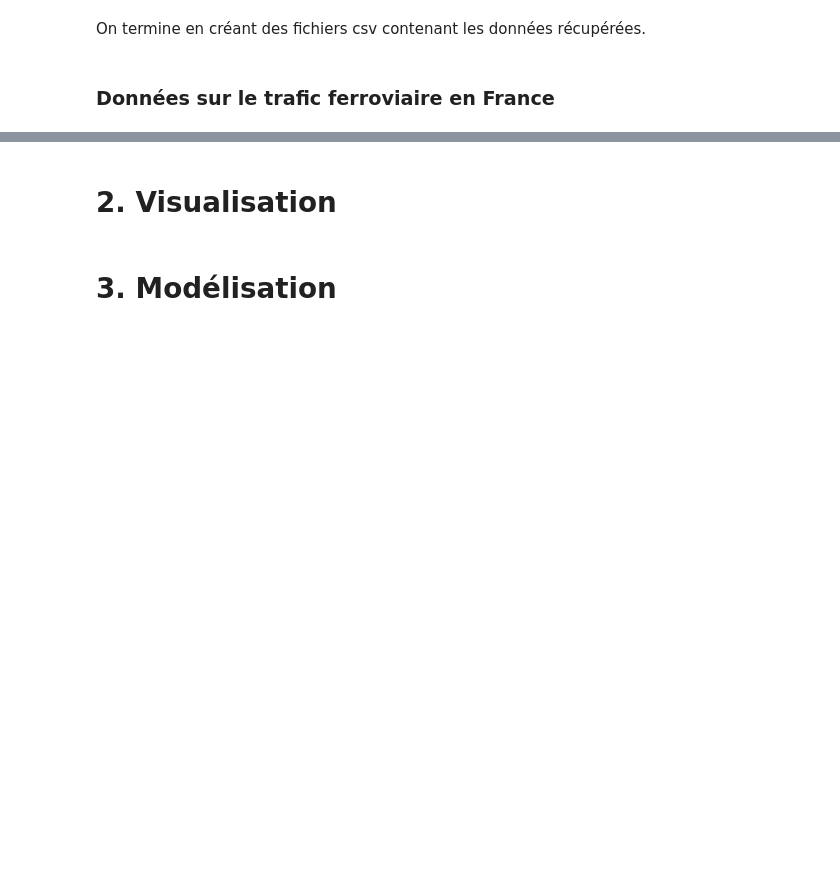
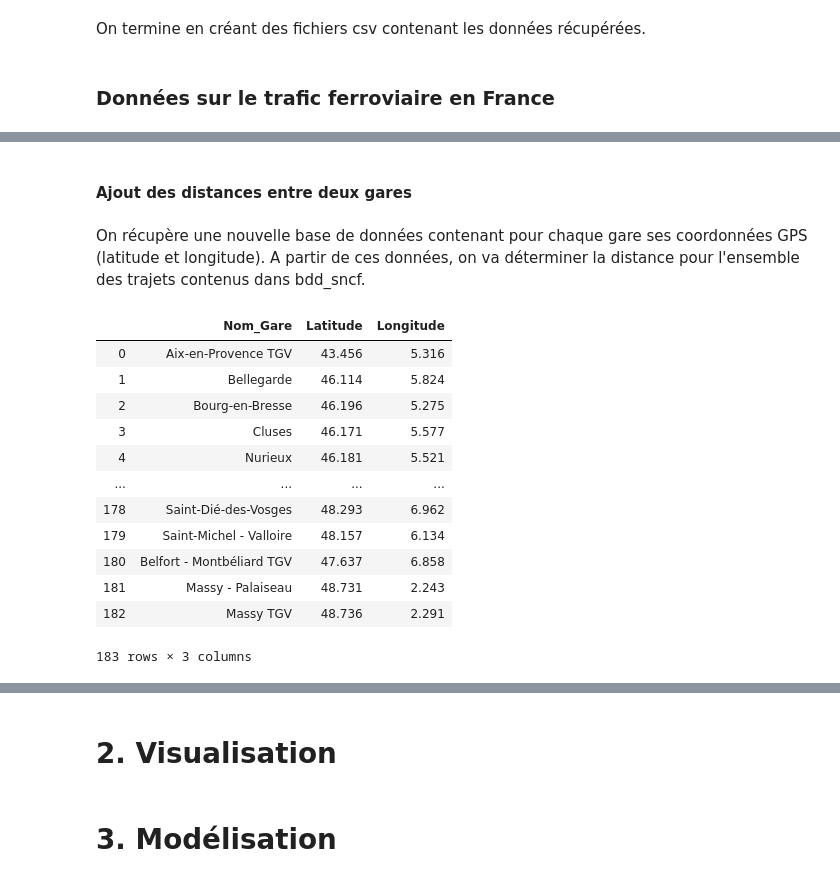
Before and after one commit to YohanWloczysiak/ProjetPythonA2S1, a Jupyter notebook: Rapport.ipynb, the cells around one changed output, grey strips where cells are left out. Saved outputs shown, nothing was run; the diff lists cells and outputs as text; code cells hidden in the pictures; blank space fills up the shorter version.

```diff
--- a/Rapport.ipynb
+++ b/Rapport.ipynb
@@ -279,0 +375,23 @@ table_prix_avance.to_csv('bdd3.csv')
+# %% [markdown]
+#### Ajout des distances entre deux gares
+# %% [markdown]
+On récupère une nouvelle base de données contenant pour chaque gare ses coordonnées GPS (latitude et longitude). A partir de ces données, on va déterminer la distance pour l'ensemble des trajets contenus dans bdd_sncf.
+# %%
+coordonnees = pd.read_csv('gares-tgv.csv', encoding = 'latin-1')
+coordonnees = coordonnees.drop(['Unnamed: 0', 'INSEE_REG', 'NOM_REG','INSEE_DEP',
+       'NOM_DEP'], axis=1)
+coordonnees
+# %% [output]
+|  | Nom_Gare | Latitude | Longitude |
+| 0 | Aix-en-Provence TGV | 43.456 | 5.316 |
+| 1 | Bellegarde | 46.114 | 5.824 |
+| 2 | Bourg-en-Bresse | 46.196 | 5.275 |
+| 3 | Cluses | 46.171 | 5.577 |
+| 4 | Nurieux | 46.181 | 5.521 |
+| ... | ... | ... | ... |
+| 178 | Saint-Dié-des-Vosges | 48.293 | 6.962 |
+| 179 | Saint-Michel - Valloire | 48.157 | 6.134 |
+| 180 | Belfort - Montbéliard TGV | 47.637 | 6.858 |
+| 181 | Massy - Palaiseau | 48.731 | 2.243 |
+| 182 | Massy TGV | 48.736 | 2.291 |
+183 rows × 3 columns
```
Also changed, not shown: parts of 31 cells of this notebook.
